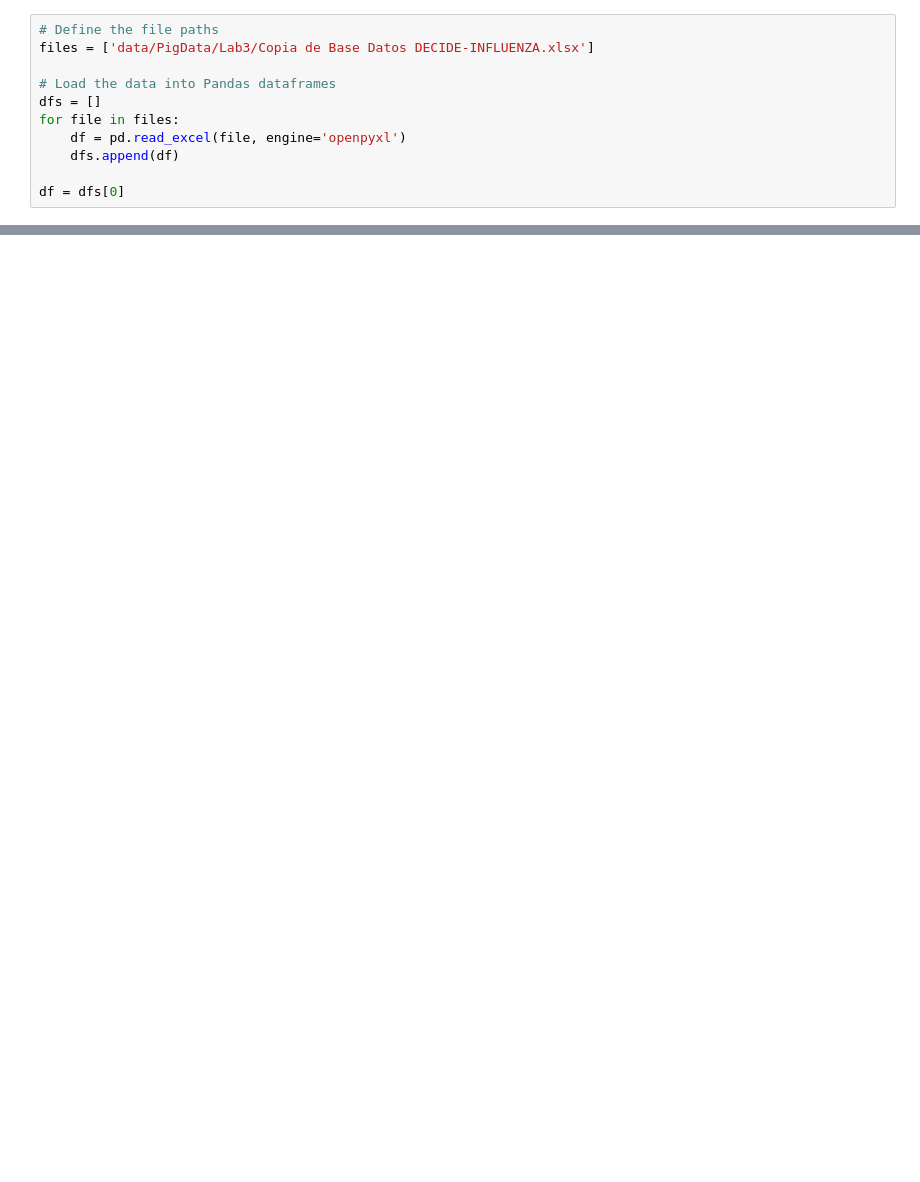
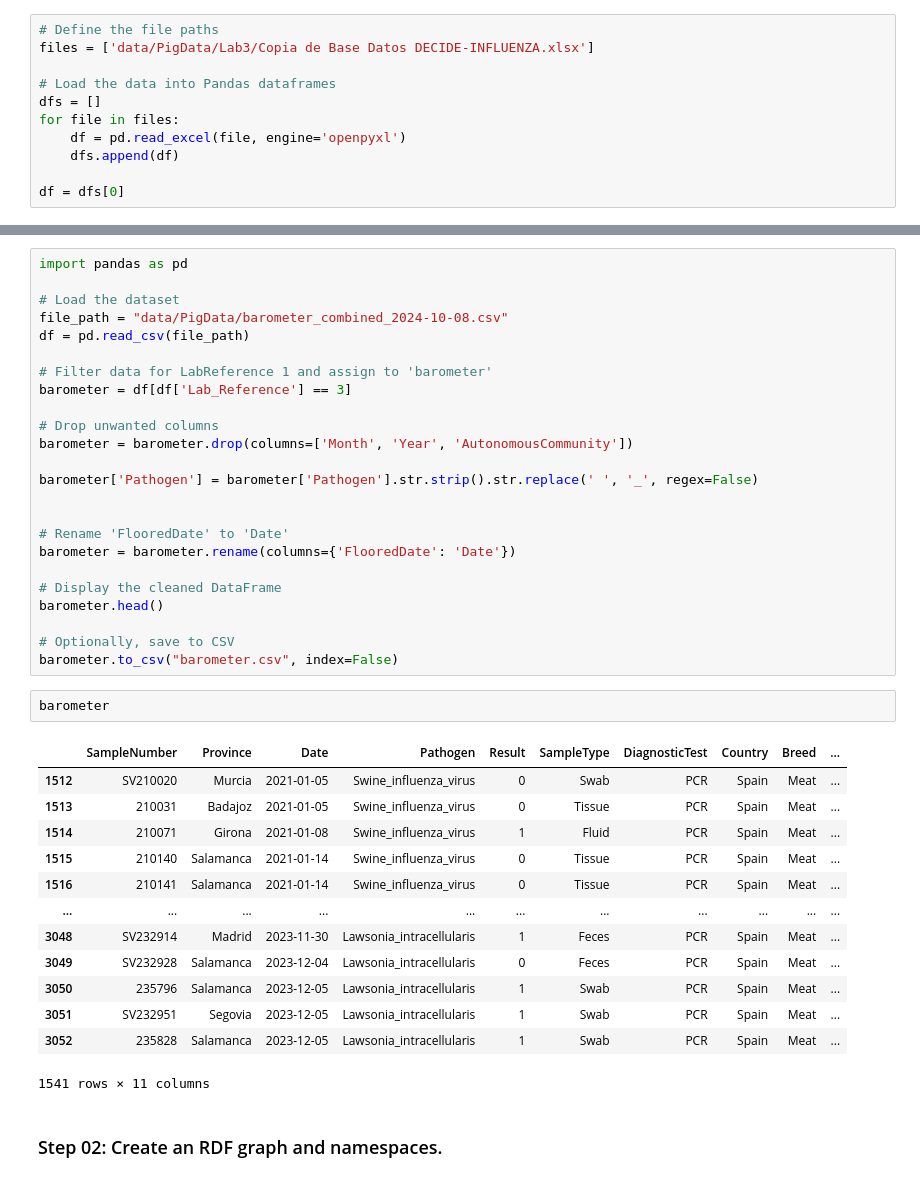
Before and after one commit to decide-project-eu/LivestockHealthOntology, a Jupyter notebook: PigLab3.ipynb, the cells around one changed output, grey strips where cells are left out. Saved outputs shown, nothing was run; the diff lists cells and outputs as text; blank space fills up the shorter version.

```diff
--- a/PigLab3.ipynb
+++ b/PigLab3.ipynb
@@ -190,3 +450,45 @@ df
+# %%
+import pandas as pd
+
+# Load the dataset
+file_path = "data/PigData/barometer_combined_2024-10-08.csv"
+df = pd.read_csv(file_path)
+
+# Filter data for LabReference 1 and assign to 'barometer'
+barometer = df[df['Lab_Reference'] == 3]
+
+# Drop unwanted columns
+barometer = barometer.drop(columns=['Month', 'Year', 'AutonomousCommunity'])
+
+barometer['Pathogen'] = barometer['Pathogen'].str.strip().str.replace(' ', '_', regex=False)
+
+
+# Rename 'FlooredDate' to 'Date'
+barometer = barometer.rename(columns={'FlooredDate': 'Date'})
+
+# Display the cleaned DataFrame
+barometer.head()
+
+# Optionally, save to CSV
+barometer.to_csv("barometer.csv", index=False)
+# %%
+barometer
+# %% [output]
+|  | SampleNumber | Province | Date | Pathogen | Result | SampleType | DiagnosticTest | Country | Breed | ... |
+| 1512 | SV210020 | Murcia | 2021-01-05 | Swine_influenza_virus | 0 | Swab | PCR | Spain | Meat | ... |
+| 1513 | 210031 | Badajoz | 2021-01-05 | Swine_influenza_virus | 0 | Tissue | PCR | Spain | Meat | ... |
+| 1514 | 210071 | Girona | 2021-01-08 | Swine_influenza_virus | 1 | Fluid | PCR | Spain | Meat | ... |
+| 1515 | 210140 | Salamanca | 2021-01-14 | Swine_influenza_virus | 0 | Tissue | PCR | Spain | Meat | ... |
+| 1516 | 210141 | Salamanca | 2021-01-14 | Swine_influenza_virus | 0 | Tissue | PCR | Spain | Meat | ... |
+| ... | ... | ... | ... | ... | ... | ... | ... | ... | ... | ... |
+| 3048 | SV232914 | Madrid | 2023-11-30 | Lawsonia_intracellularis | 1 | Feces | PCR | Spain | Meat | ... |
+| 3049 | SV232928 | Salamanca | 2023-12-04 | Lawsonia_intracellularis | 0 | Feces | PCR | Spain | Meat | ... |
+| 3050 | 235796 | Salamanca | 2023-12-05 | Lawsonia_intracellularis | 1 | Swab | PCR | Spain | Meat | ... |
+| 3051 | SV232951 | Segovia | 2023-12-05 | Lawsonia_intracellularis | 1 | Swab | PCR | Spain | Meat | ... |
+| 3052 | 235828 | Salamanca | 2023-12-05 | Lawsonia_intracellularis | 1 | Swab | PCR | Spain | Meat | ... |
+1541 rows × 11 columns
+# %% [markdown]
+### Step 02: Create an RDF graph and namespaces.
 # %%
 g = rdflib.Graph()
 xsd = Namespace('http://www.w3.org/2001/XMLSchema#')
```
Also changed, not shown: parts of 23 cells of this notebook, 12 other files.
